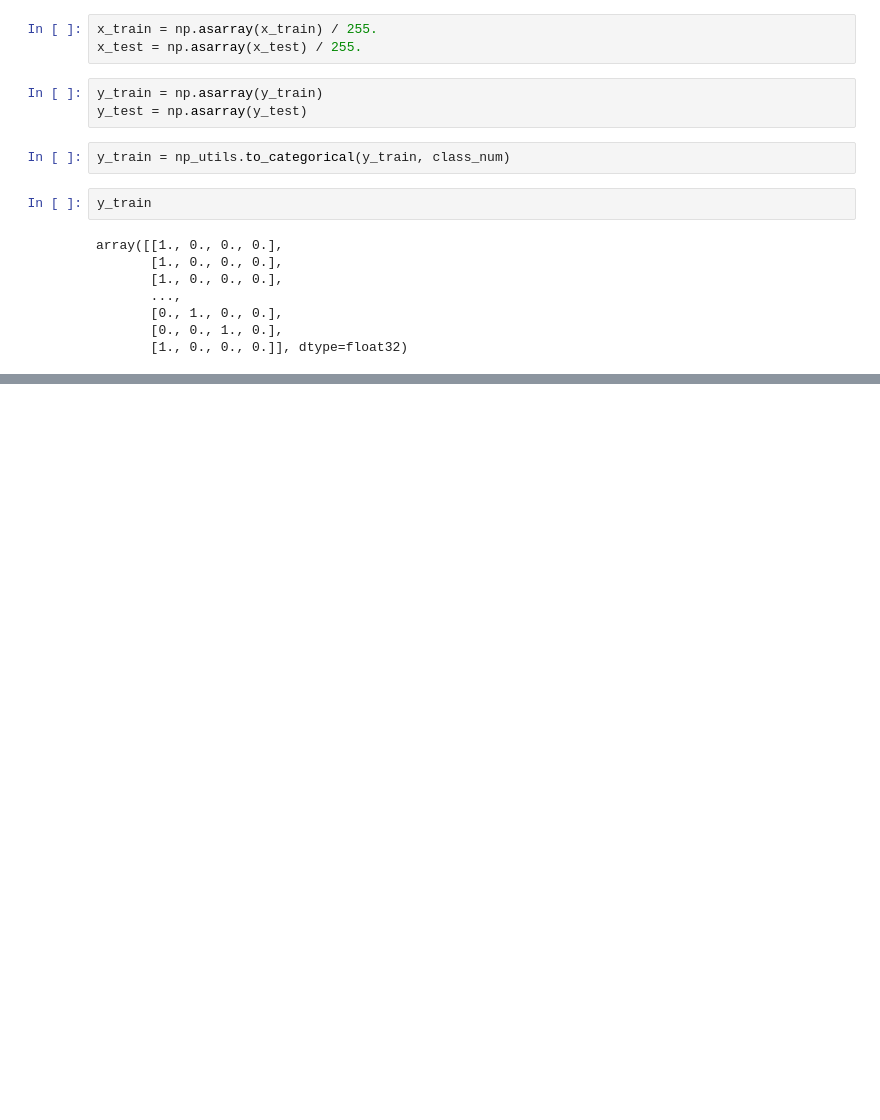
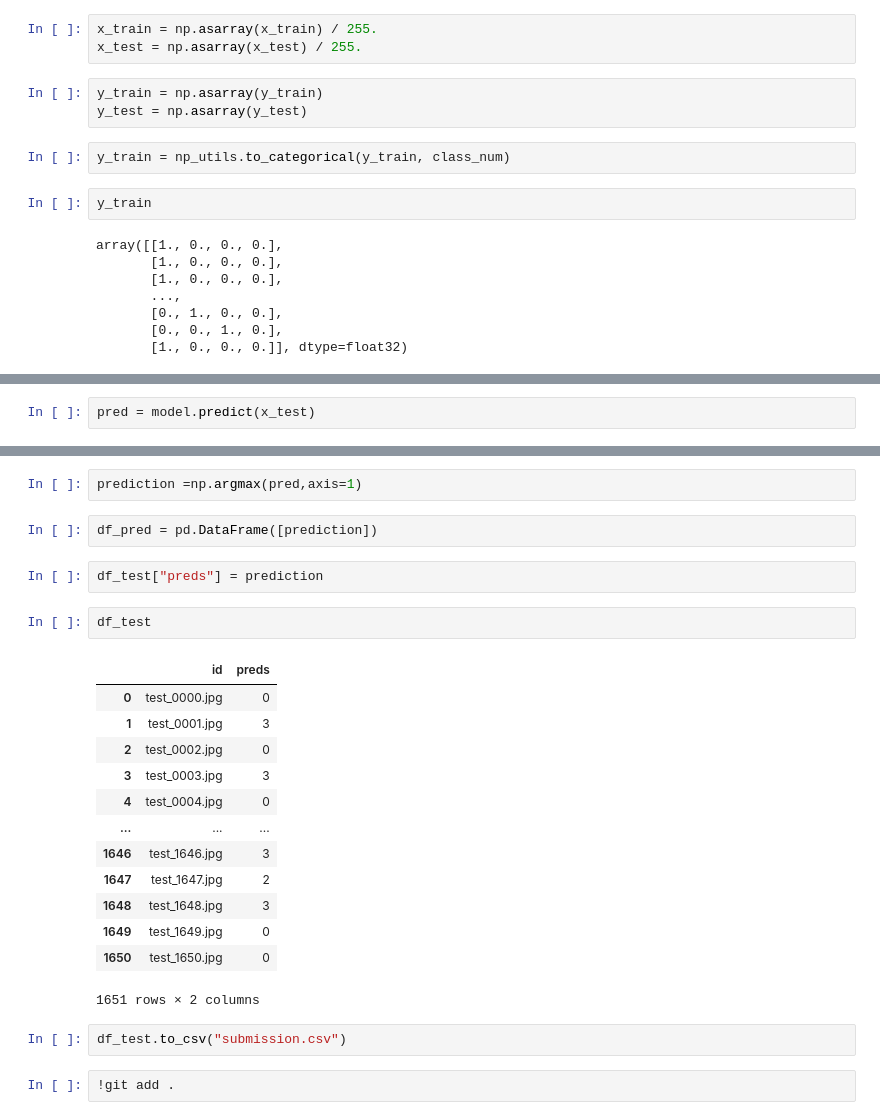
Before and after one commit to marumaru1019/remon_competition, a Jupyter notebook: レモンコンペ.ipynb, the cells around one changed output, grey strips where cells are left out. Drawn from its saved outputs; the diff is of its cells as text; blank space fills up the shorter version.

```diff
--- a/レモンコンペ.ipynb
+++ b/レモンコンペ.ipynb
@@ -167,0 +274,2 @@ KeyboardInterrupt:
+# %%
+pred = model.predict(x_test)
@@ -167,0 +287,26 @@ KeyboardInterrupt:
+# %%
+prediction =np.argmax(pred,axis=1)
+# %%
+df_pred = pd.DataFrame([prediction])
+# %%
+df_test["preds"] = prediction
+# %%
+df_test
+# %% [output]
+|  | id | preds |
+| 0 | test_0000.jpg | 0 |
+| 1 | test_0001.jpg | 3 |
+| 2 | test_0002.jpg | 0 |
+| 3 | test_0003.jpg | 3 |
+| 4 | test_0004.jpg | 0 |
+| ... | ... | ... |
+| 1646 | test_1646.jpg | 3 |
+| 1647 | test_1647.jpg | 2 |
+| 1648 | test_1648.jpg | 3 |
+| 1649 | test_1649.jpg | 0 |
+| 1650 | test_1650.jpg | 0 |
+1651 rows × 2 columns
+# %%
+df_test.to_csv("submission.csv")
+# %%
+!git add .
```
Also changed, not shown: parts of 20 cells of this notebook.
